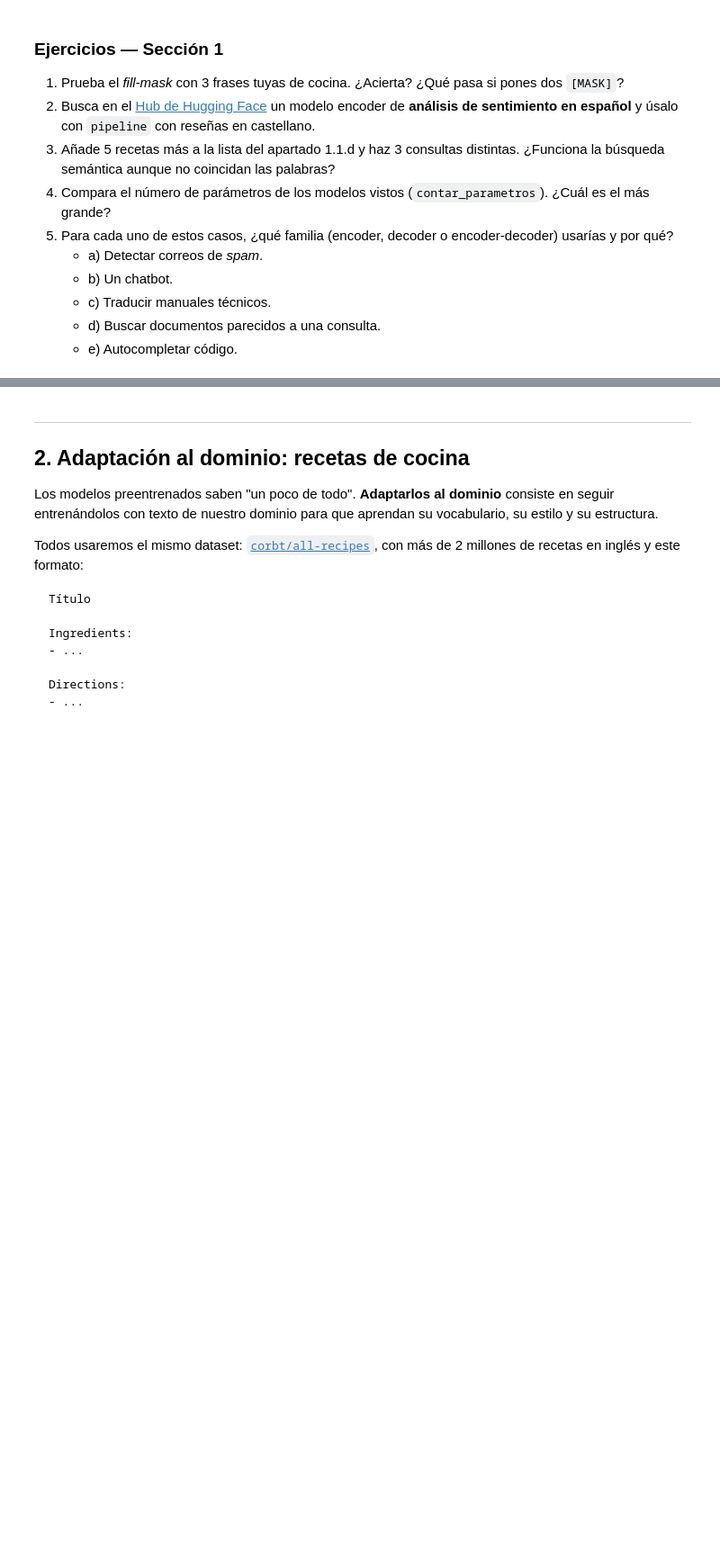
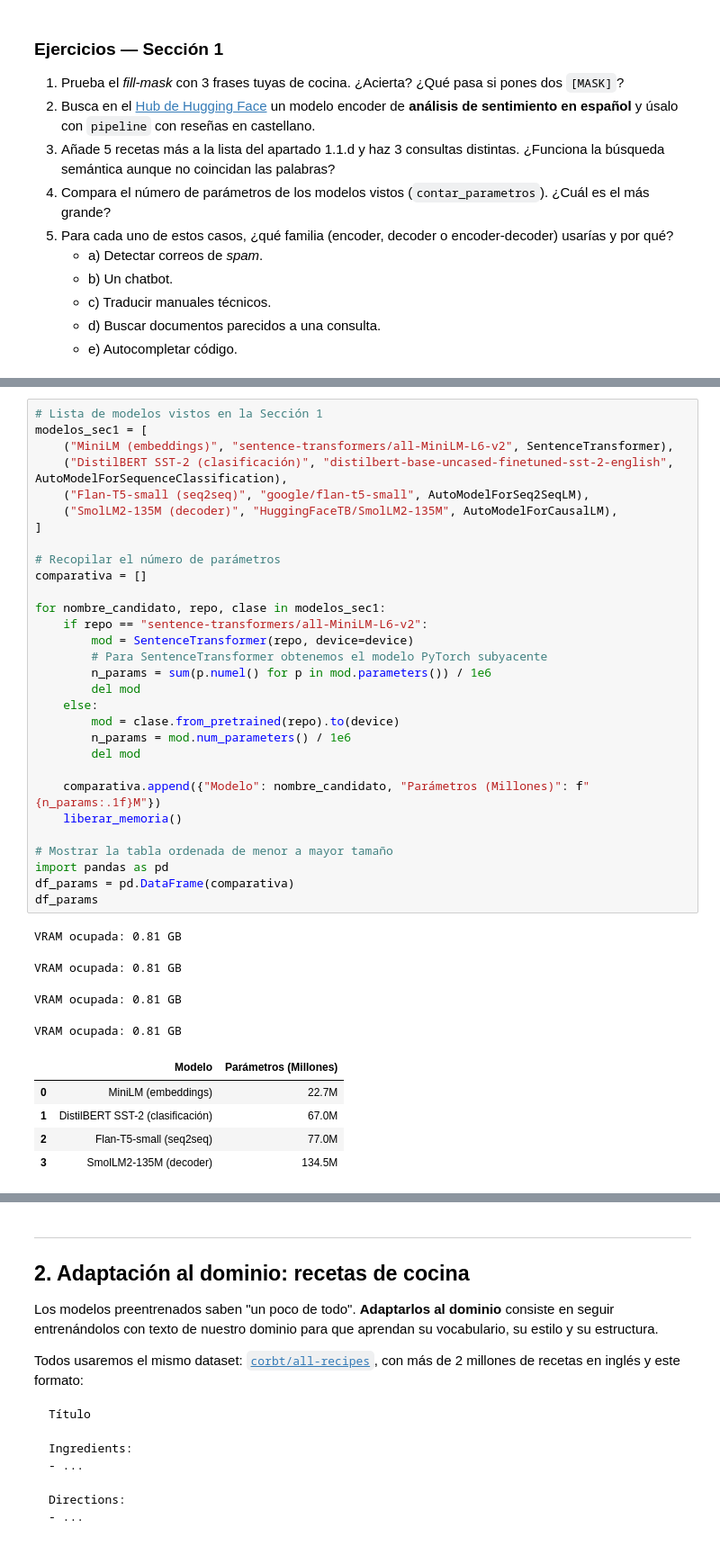
Before and after one commit to ai-somorrostro/reto_1_1-2627-llm_introduction, a Jupyter notebook: llm_fundamentos.ipynb, the cells around one changed output, grey strips where cells are left out. Shown at 90% size. Drawn from its saved outputs; the diff is of its cells as text; blank space fills up the shorter version.

```diff
--- a/llm_fundamentos.ipynb
+++ b/llm_fundamentos.ipynb
@@ -295,0 +520,40 @@ liberar_memoria()
+# %%
+# Lista de modelos vistos en la Sección 1
+modelos_sec1 = [
+    ("MiniLM (embeddings)", "sentence-transformers/all-MiniLM-L6-v2", SentenceTransformer),
+    ("DistilBERT SST-2 (clasificación)", "distilbert-base-uncased-finetuned-sst-2-english", AutoModelForSequenceClassification),
+    ("Flan-T5-small (seq2seq)", "google/flan-t5-small", AutoModelForSeq2SeqLM),
+    ("SmolLM2-135M (decoder)", "HuggingFaceTB/SmolLM2-135M", AutoModelForCausalLM),
+]
+
+# Recopilar el número de parámetros
+comparativa = []
+
+for nombre_candidato, repo, clase in modelos_sec1:
+    if repo == "sentence-transformers/all-MiniLM-L6-v2":
+        mod = SentenceTransformer(repo, device=device)
+        # Para SentenceTransformer obtenemos el modelo PyTorch subyacente
+        n_params = sum(p.numel() for p in mod.parameters()) / 1e6
+        del mod
+    else:
+        mod = clase.from_pretrained(repo).to(device)
+        n_params = mod.num_parameters() / 1e6
+        del mod
+
+    comparativa.append({"Modelo": nombre_candidato, "Parámetros (Millones)": f"{n_params:.1f}M"})
+    liberar_memoria()
+
+# Mostrar la tabla ordenada de menor a mayor tamaño
+import pandas as pd
+df_params = pd.DataFrame(comparativa)
+df_params
+# %% [output]
+VRAM ocupada: 0.81 GB
+VRAM ocupada: 0.81 GB
+VRAM ocupada: 0.81 GB
+VRAM ocupada: 0.81 GB
+|  | Modelo | Parámetros (Millones) |
+| 0 | MiniLM (embeddings) | 22.7M |
+| 1 | DistilBERT SST-2 (clasificación) | 67.0M |
+| 2 | Flan-T5-small (seq2seq) | 77.0M |
+| 3 | SmolLM2-135M (decoder) | 134.5M |
```
Also changed, not shown: parts of 97 cells of this notebook, 1 other file.
